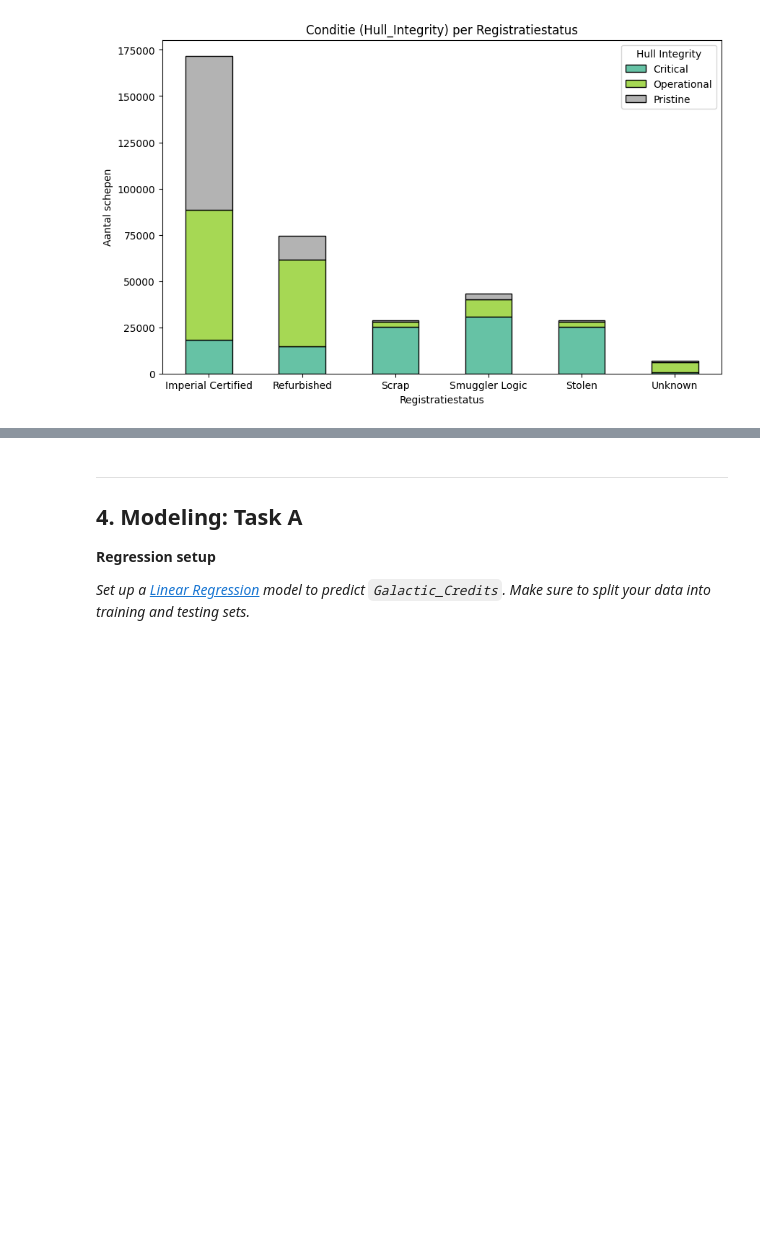
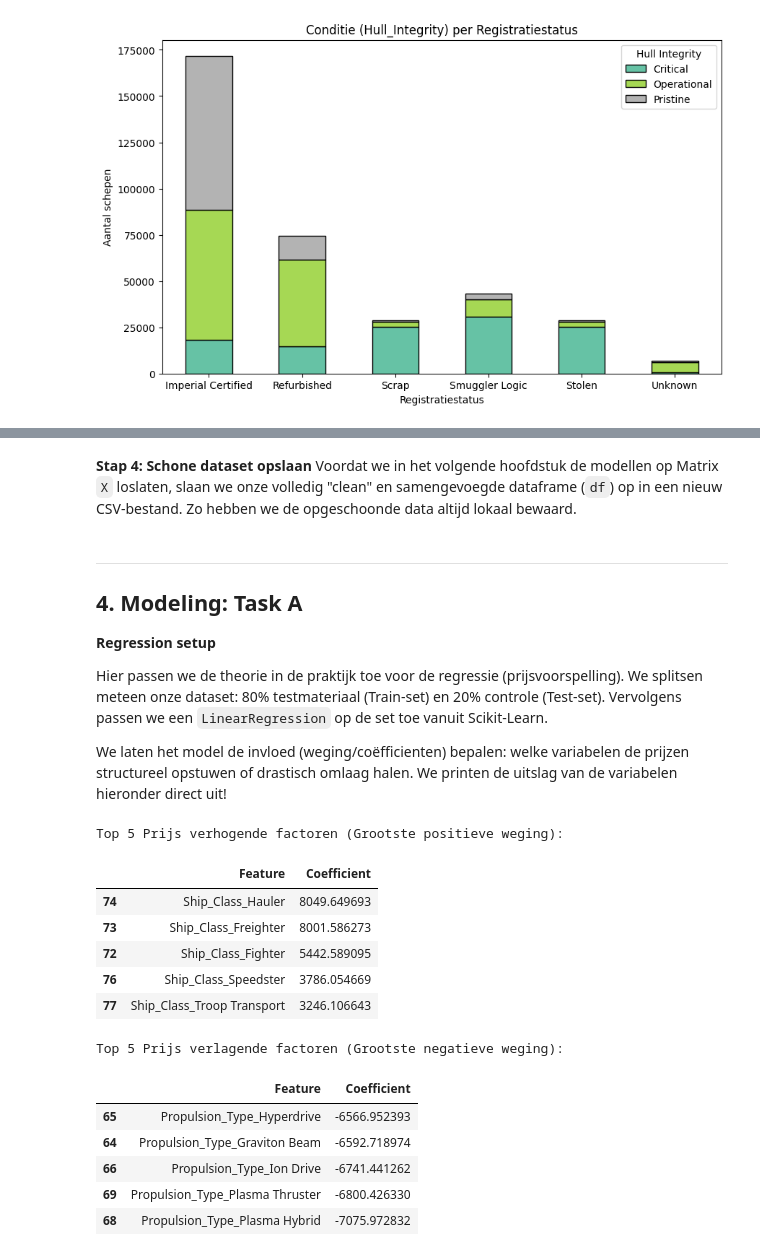
Before and after one commit to AchrafEAE/DDD, a Jupyter notebook: herkansing/iteratie3 herkansing.ipynb, the cells around one changed output, grey strips where cells are left out. Cells and saved outputs as stored; diff of their text form; code cells hidden in the pictures; blank space fills up the shorter version.

```diff
--- a/herkansing/iteratie3 herkansing.ipynb
+++ b/herkansing/iteratie3 herkansing.ipynb
@@ -197,0 +223,3 @@ display(X.head())
+# %% [markdown]
+**Stap 4: Schone dataset opslaan**
+Voordat we in het volgende hoofdstuk de modellen op Matrix `X` loslaten, slaan we onze volledig "clean" en samengevoegde dataframe (`df`) op in een nieuw CSV-bestand. Zo hebben we de opgeschoonde data altijd lokaal bewaard.
@@ -202,9 +233,40 @@ display(X.head())
 
 **Regression setup**
 
-*Set up a [Linear Regression](https://scikit-learn.org/stable/modules/generated/sklearn.linear_model.LinearRegression.html) model to predict `Galactic_Credits`. Make sure to split your data into training and testing sets.*
+Hier passen we de theorie in de praktijk toe voor de regressie (prijsvoorspelling). We splitsen meteen onze dataset: 80% testmateriaal (Train-set) en 20% controle (Test-set). Vervolgens passen we een `LinearRegression` op de set toe vanuit Scikit-Learn.
+
+We laten het model de invloed (weging/coëfficienten) bepalen: welke variabelen de prijzen structureel opstuwen of drastisch omlaag halen. We printen de uitslag van de variabelen hieronder direct uit!
 # %%
-# CODE CELL: Train-Test split & train the Linear Regression model
+y_reg = df_encoded['Galactic_Credits']
+
+X_train_reg, X_test_reg, y_train_reg, y_test_reg = train_test_split(X, y_reg, test_size=0.2, random_state=42)
+
+lr_model = LinearRegression()
+lr_model.fit(X_train_reg, y_train_reg)
+
+coef_df = pd.DataFrame({'Feature': X.columns, 'Coefficient': lr_model.coef_})
+coef_df = coef_df.sort_values(by='Coefficient', ascending=False)
+
+print("Top 5 Prijs verhogende factoren (Grootste positieve weging):")
+display(coef_df.head(5))
+
+print("\nTop 5 Prijs verlagende factoren (Grootste negatieve weging):")
+display(coef_df.tail(5))
+# %% [output]
+Top 5 Prijs verhogende factoren (Grootste positieve weging):
+|  | Feature | Coefficient |
+| 74 | Ship_Class_Hauler | 8049.649693 |
+| 73 | Ship_Class_Freighter | 8001.586273 |
+| 72 | Ship_Class_Fighter | 5442.589095 |
+| 76 | Ship_Class_Speedster | 3786.054669 |
+| 77 | Ship_Class_Troop Transport | 3246.106643 |
+Top 5 Prijs verlagende factoren (Grootste negatieve weging):
+|  | Feature | Coefficient |
+| 65 | Propulsion_Type_Hyperdrive | -6566.952393 |
+| 64 | Propulsion_Type_Graviton Beam | -6592.718974 |
+| 66 | Propulsion_Type_Ion Drive | -6741.441262 |
+| 69 | Propulsion_Type_Plasma Thruster | -6800.426330 |
+| 68 | Propulsion_Type_Plasma Hybrid | -7075.972832 |
 # %% [markdown]
 **Testing and performance (Regression)**
 
```
Also changed, not shown: parts of 20 cells of this notebook.
